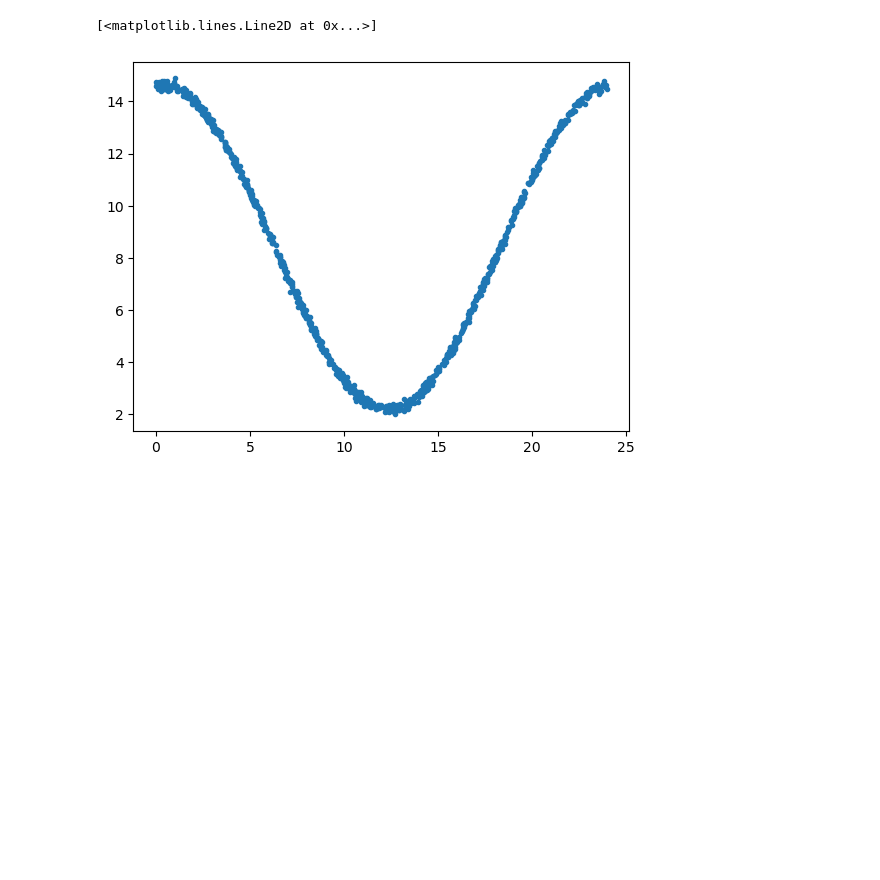
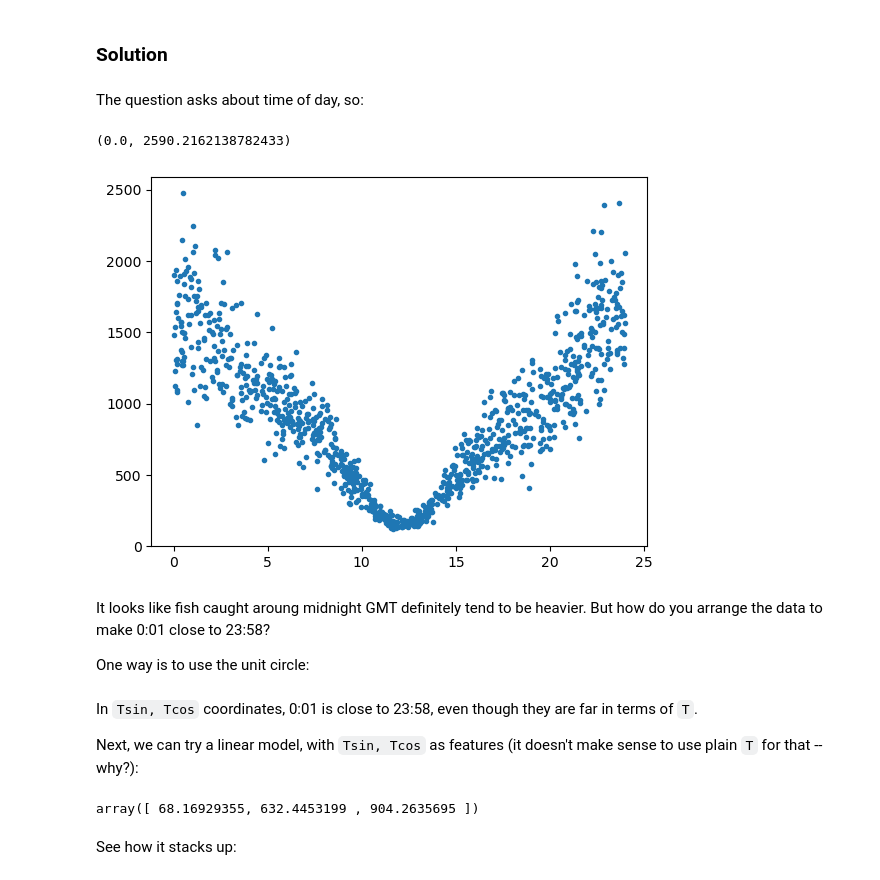
Before and after one commit to gitskim/Machine-Learning-Coding-Interview-Prep, a Jupyter notebook: Time regression.ipynb, the cells around one changed output. Saved outputs shown, nothing was run; the diff lists cells and outputs as text; code cells hidden in the pictures; blank space fills up the shorter version.

Commit message:
finish prob and soln for time regression with sin and cos

```diff
--- a/Time regression.ipynb
+++ b/Time regression.ipynb
@@ -5,11 +13,15 @@ import matplotlib.pyplot as plt
 # %%
-t0 = 1649730445 # April 10, 2022, 2:27:25 GMT
-N = 1000
-T = np.random.uniform(t0, t0 + 365*24*3600, N)
-Tday = T % (24*3600)
-Tsin = np.sin(2*np.pi*Tday / (24*3600))
-Tcos = np.cos(2*np.pi*Tday / (24*3600))
+def make_data():
+    t0 = 1649730445 # April 10, 2022, 2:27:25 GMT
+    N = 1000
+    T = np.random.uniform(t0, t0 + 365*24*3600, N)
+    Tday = T % (24*3600)
+    Tsin = np.sin(2*np.pi*Tday / (24*3600))
+    Tcos = np.cos(2*np.pi*Tday / (24*3600))
+    Tcos3 = np.cos(3*2*np.pi*Tday / (24*3600))
 
-X = 0.5*Tsin + 6.2*Tcos
-X += np.random.normal(0, 0.1, N)
-X -= -2 + np.min(X)
+    X = 50*Tsin + 620*Tcos + 121*Tcos3
+    X -= -100 + np.min(X)
+    X *= np.random.normal(1, 0.1, N)**2
+    X -= -123.4 + np.min(X)
+    return T, X
@@ -24,5 +28,18 @@ ax.set_aspect("equal")
+# %% [markdown]
+### Solution
+# %%
+T, X = make_data()
+# %% [markdown]
+The question asks about time of day, so:
+# %%
+Tday = T % (24*3600)
 # %%
 plt.plot(Tday/3600, X, ".")
+plt.ylim((0, None))
 # %% [output]
-[<matplotlib.lines.Line2D at 0x...>]
+(0.0, 2590.2162138782433)
-[figure, old version]
+[figure, new version]
+# %% [markdown]
+It looks like fish caught aroung midnight GMT definitely tend to be heavier. But how do you arrange the data to make 0:01 close to 23:58?
+
+One way is to use the unit circle:
@@ -28,0 +49,4 @@ plt.plot(Tday/3600, X, ".")
+# %% [markdown]
+In `Tsin, Tcos` coordinates, 0:01 is close to 23:58, even though they are far in terms of `T`.
+
+Next, we can try a linear model, with `Tsin, Tcos` as features (it doesn't make sense to use plain `T` for that -- why?):
@@ -28,0 +56,6 @@ plt.plot(Tday/3600, X, ".")
+# %%
+a
+# %% [output]
+array([ 68.16929355, 632.4453199 , 904.2635695 ])
+# %% [markdown]
+See how it stacks up:
```
Also changed, not shown: parts of 14 cells of this notebook.
